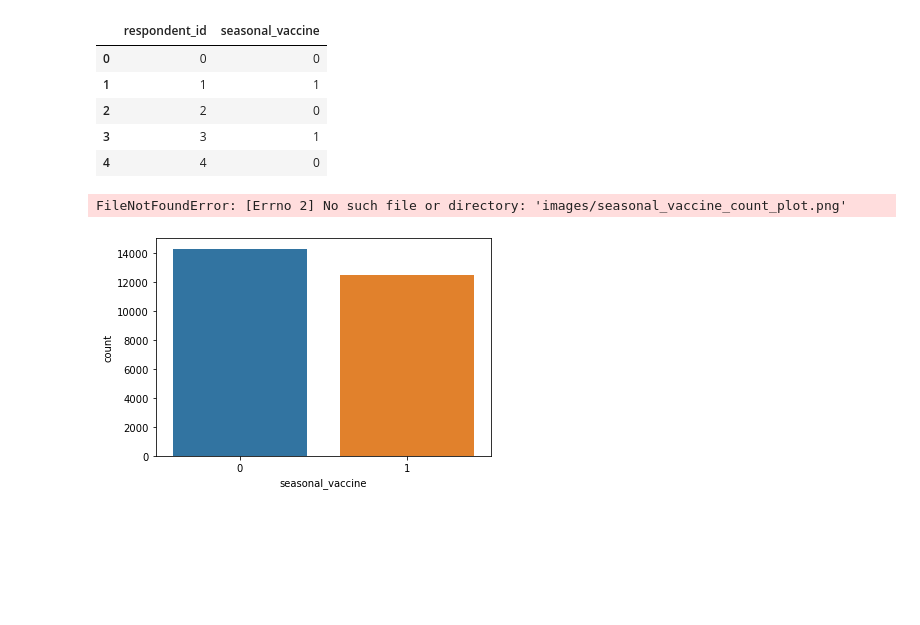
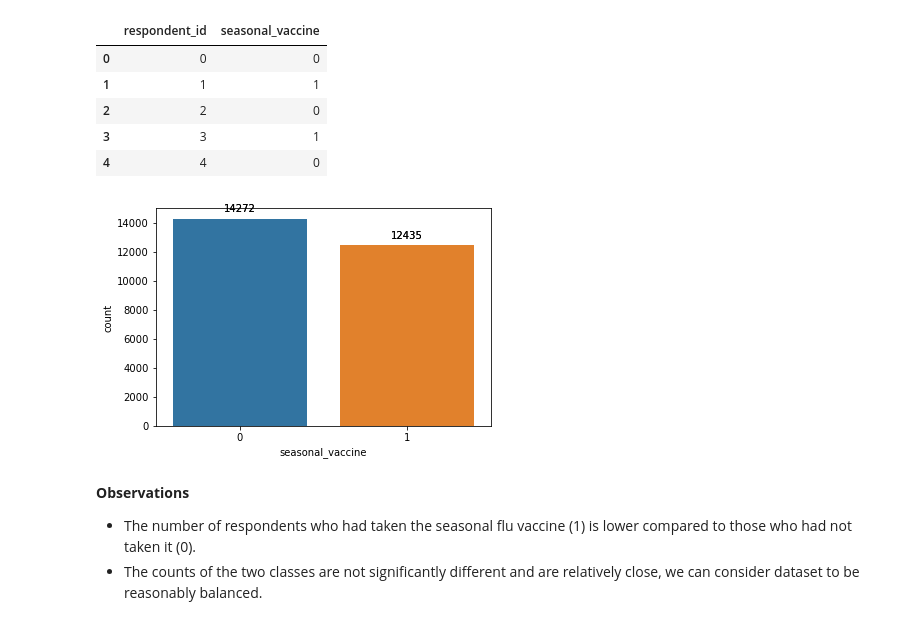
Before and after one commit to Collz472/Phase_3_Project_Colleta, a Jupyter notebook: Phase3_project.ipynb, the cells around one changed output. Saved outputs shown, nothing was run; the diff lists cells and outputs as text; code cells hidden in the pictures; blank space fills up the shorter version.

```diff
--- a/Phase3_project.ipynb
+++ b/Phase3_project.ipynb
@@ -505,8 +530,21 @@ target.head()
 # %%
 # checking the distribution of the target variable
 
 sns.countplot(data=target, x="seasonal_vaccine")
-plt.savefig("images/seasonal_vaccine_count_plot.png")
+
+# plt.savefig("images/seasonal_vaccine_count_plot.png")
+
+# Add data labels
+
+ax = sns.countplot(data=target, x="seasonal_vaccine")
+for p in ax.patches:
+    ax.annotate(f'{int(p.get_height())}',
+                (p.get_x() + p.get_width() / 2., p.get_height()),
+                ha='center', va='center',
+                xytext=(0, 10), textcoords='offset points')
 # %% [output]
-FileNotFoundError: [Errno 2] No such file or directory: 'images/seasonal_vaccine_count_plot.png'
-[figure, old version]
+[figure, new version]
+# %% [markdown]
+**Observations**
+- The number of respondents who had taken the seasonal flu vaccine (1) is lower compared to those who had not taken it (0).
+- The counts of the two classes are not significantly different and are relatively close, we can consider dataset to be reasonably balanced.
```
Also changed, not shown: parts of 37 cells of this notebook.
